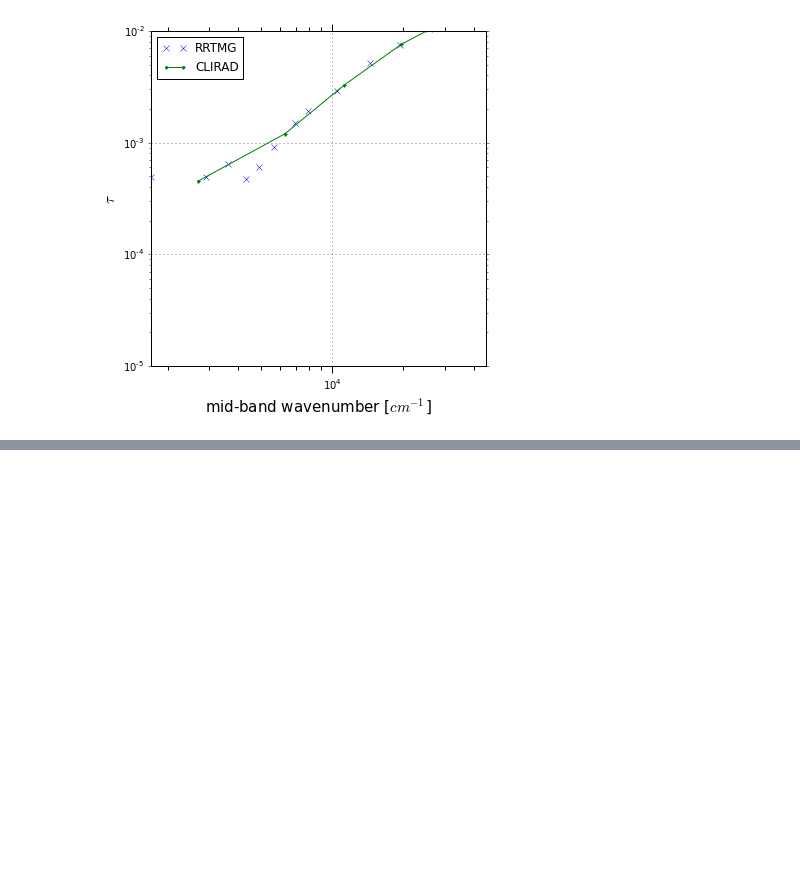
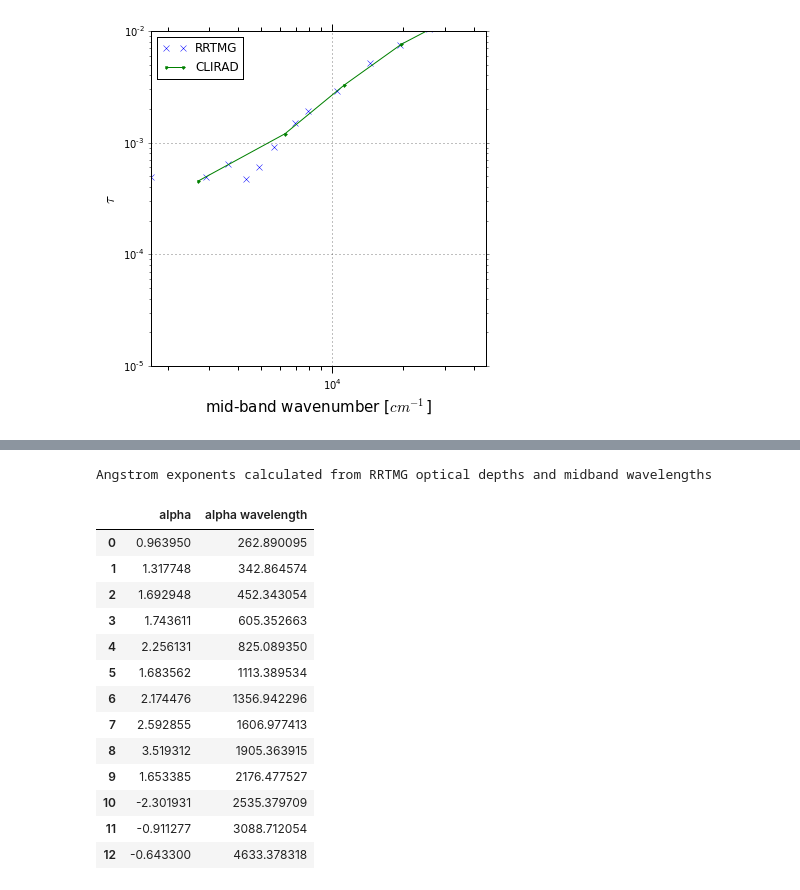
Before and after one commit to qAp/SCAM_radiation_notebooks, a Jupyter notebook: aerosol_optics.ipynb, the cells around one changed output, grey strips where cells are left out. Saved outputs shown, nothing was run; the diff lists cells and outputs as text; code cells hidden in the pictures; blank space fills up the shorter version.

```diff
--- a/aerosol_optics.ipynb
+++ b/aerosol_optics.ipynb
@@ -218,0 +372,23 @@ weejet.interact(plt_extinction_sample_and_fit_f2py,\
+# %%
+print('Angstrom exponents calculated from RRTMG optical depths and midband wavelengths')
+
+
+angstrom = angstrom_for_rrtmg_midbands(sample)
+
+angstrom
+# %% [output]
+Angstrom exponents calculated from RRTMG optical depths and midband wavelengths
+|  | alpha | alpha wavelength |
+| 0 | 0.963950 | 262.890095 |
+| 1 | 1.317748 | 342.864574 |
+| 2 | 1.692948 | 452.343054 |
+| 3 | 1.743611 | 605.352663 |
+| 4 | 2.256131 | 825.089350 |
+| 5 | 1.683562 | 1113.389534 |
+| 6 | 2.174476 | 1356.942296 |
+| 7 | 2.592855 | 1606.977413 |
+| 8 | 3.519312 | 1905.363915 |
+| 9 | 1.653385 | 2176.477527 |
+| 10 | -2.301931 | 2535.379709 |
+| 11 | -0.911277 | 3088.712054 |
+| 12 | -0.643300 | 4633.378318 |
```
Also changed, not shown: parts of 11 cells of this notebook.
